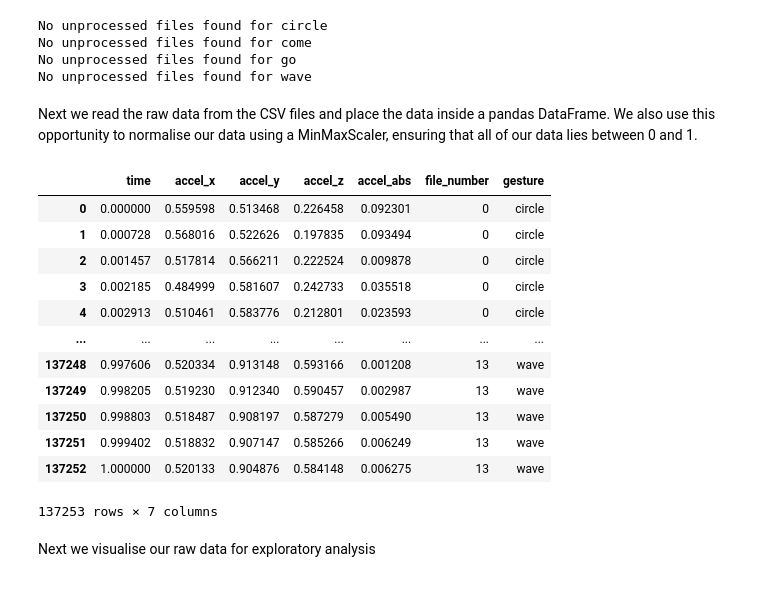
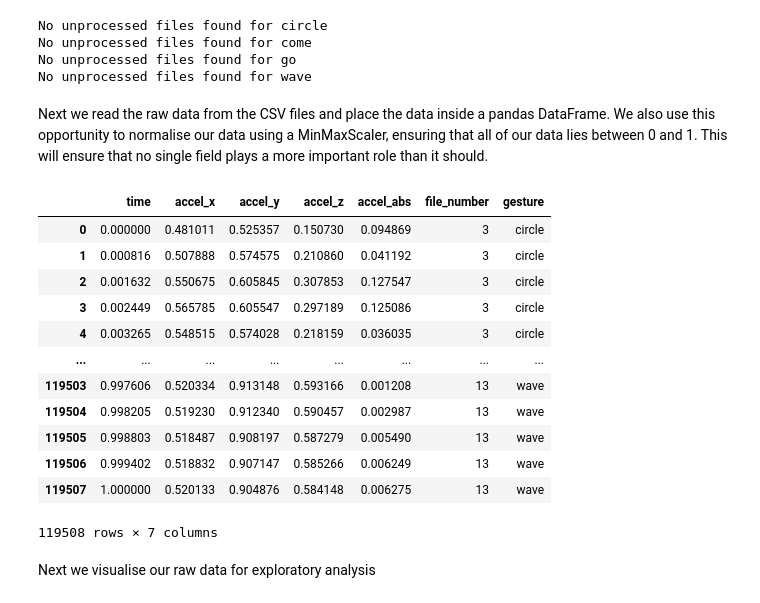
Before and after one commit to aaahunt/DSML, a Jupyter notebook: notebook.ipynb, the cells around one changed output. Drawn from its saved outputs; the diff is of its cells as text; code cells hidden in the pictures.

```diff
--- a/notebook.ipynb
+++ b/notebook.ipynb
@@ -17,29 +17,29 @@ No unprocessed files found for come
 No unprocessed files found for go
 No unprocessed files found for wave
 # %% [markdown]
-Next we read the raw data from the CSV files and place the data inside a pandas DataFrame. We also use this opportunity to normalise our data using a MinMaxScaler, ensuring that all of our data lies between 0 and 1.
+Next we read the raw data from the CSV files and place the data inside a pandas DataFrame. We also use this opportunity to normalise our data using a MinMaxScaler, ensuring that all of our data lies between 0 and 1. This will ensure that no single field plays a more important role than it should.
 # %%
 from sklearn.preprocessing import StandardScaler
 from sklearn.preprocessing import MinMaxScaler
 
 # scaler = StandardScaler()
 scaler = MinMaxScaler()
 
-df = get_data_from_files(scaler, 10) # 10 is the rows to trim from the beginning and end of the data
+df, test_data = get_data_from_files(scaler, 10, test_percentage=0.2) # 10 is the rows to trim from the beginning and end of the data
 df
 # %% [output]
 |  | time | accel_x | accel_y | accel_z | accel_abs | file_number | gesture |
-| 0 | 0.000000 | 0.559598 | 0.513468 | 0.226458 | 0.092301 | 0 | circle |
-| 1 | 0.000728 | 0.568016 | 0.522626 | 0.197835 | 0.093494 | 0 | circle |
-| 2 | 0.001457 | 0.517814 | 0.566211 | 0.222524 | 0.009878 | 0 | circle |
-| 3 | 0.002185 | 0.484999 | 0.581607 | 0.242733 | 0.035518 | 0 | circle |
-| 4 | 0.002913 | 0.510461 | 0.583776 | 0.212801 | 0.023593 | 0 | circle |
+| 0 | 0.000000 | 0.481011 | 0.525357 | 0.150730 | 0.094869 | 3 | circle |
+| 1 | 0.000816 | 0.507888 | 0.574575 | 0.210860 | 0.041192 | 3 | circle |
+| 2 | 0.001632 | 0.550675 | 0.605845 | 0.307853 | 0.127547 | 3 | circle |
+| 3 | 0.002449 | 0.565785 | 0.605547 | 0.297189 | 0.125086 | 3 | circle |
+| 4 | 0.003265 | 0.548515 | 0.574028 | 0.218159 | 0.036035 | 3 | circle |
 | ... | ... | ... | ... | ... | ... | ... | ... |
-| 137248 | 0.997606 | 0.520334 | 0.913148 | 0.593166 | 0.001208 | 13 | wave |
-| 137249 | 0.998205 | 0.519230 | 0.912340 | 0.590457 | 0.002987 | 13 | wave |
-| 137250 | 0.998803 | 0.518487 | 0.908197 | 0.587279 | 0.005490 | 13 | wave |
-| 137251 | 0.999402 | 0.518832 | 0.907147 | 0.585266 | 0.006249 | 13 | wave |
-| 137252 | 1.000000 | 0.520133 | 0.904876 | 0.584148 | 0.006275 | 13 | wave |
+| 119503 | 0.997606 | 0.520334 | 0.913148 | 0.593166 | 0.001208 | 13 | wave |
+| 119504 | 0.998205 | 0.519230 | 0.912340 | 0.590457 | 0.002987 | 13 | wave |
+| 119505 | 0.998803 | 0.518487 | 0.908197 | 0.587279 | 0.005490 | 13 | wave |
+| 119506 | 0.999402 | 0.518832 | 0.907147 | 0.585266 | 0.006249 | 13 | wave |
+| 119507 | 1.000000 | 0.520133 | 0.904876 | 0.584148 | 0.006275 | 13 | wave |
-137253 rows × 7 columns
+119508 rows × 7 columns
 # %% [markdown]
 Next we visualise our raw data for exploratory analysis
```
Also changed, not shown: parts of 10 cells of this notebook, 1 other file.
